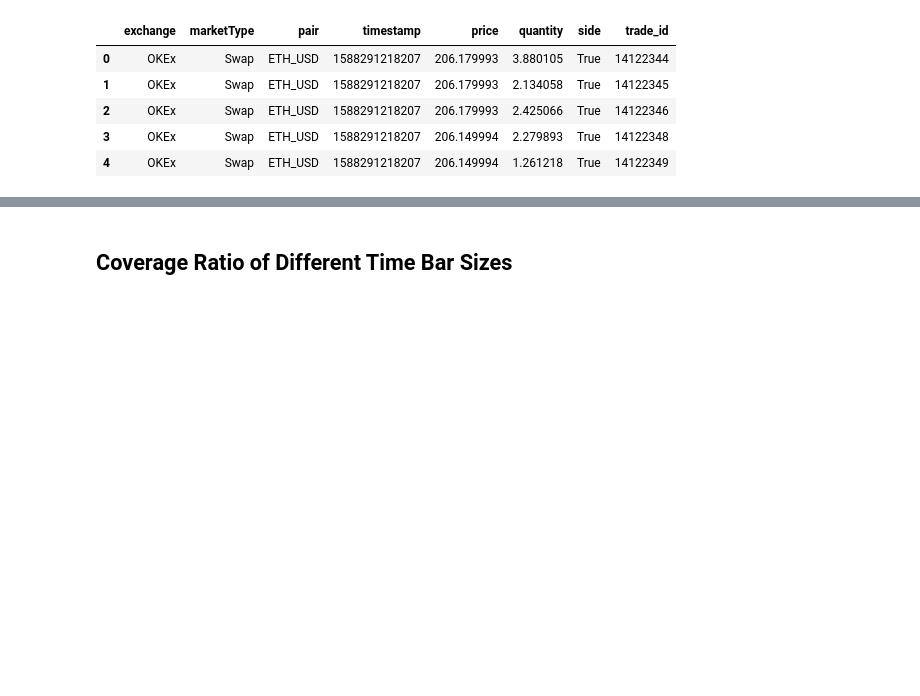
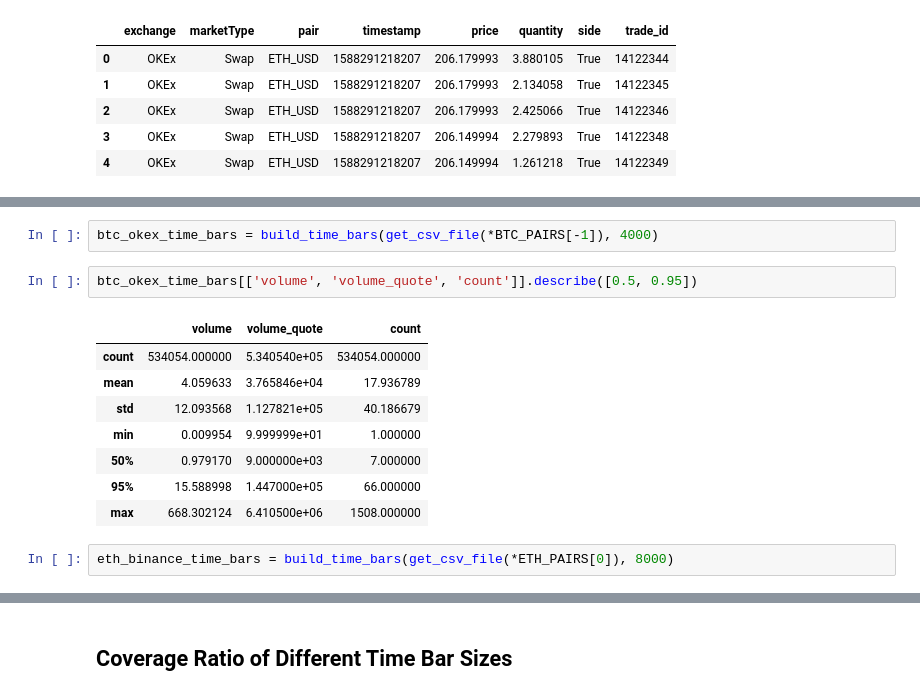
Before and after one commit to soulmachine/crypto-notebooks, a Jupyter notebook: analysis/time-bar-coverage-ratio.ipynb, the cells around one changed output, grey strips where cells are left out. Cells and saved outputs as stored; diff of their text form; blank space fills up the shorter version.

```diff
--- a/analysis/time-bar-coverage-ratio.ipynb
+++ b/analysis/time-bar-coverage-ratio.ipynb
@@ -76,0 +142,15 @@ read_csv(get_csv_file(*ETH_PAIRS[-1])).head()
+# %%
+btc_okex_time_bars = build_time_bars(get_csv_file(*BTC_PAIRS[-1]), 4000)
+# %%
+btc_okex_time_bars[['volume', 'volume_quote', 'count']].describe([0.5, 0.95])
+# %% [output]
+|  | volume | volume_quote | count |
+| count | 534054.000000 | 5.340540e+05 | 534054.000000 |
+| mean | 4.059633 | 3.765846e+04 | 17.936789 |
+| std | 12.093568 | 1.127821e+05 | 40.186679 |
+| min | 0.009954 | 9.999999e+01 | 1.000000 |
+| 50% | 0.979170 | 9.000000e+03 | 7.000000 |
+| 95% | 15.588998 | 1.447000e+05 | 66.000000 |
+| max | 668.302124 | 6.410500e+06 | 1508.000000 |
+# %%
+eth_binance_time_bars = build_time_bars(get_csv_file(*ETH_PAIRS[0]), 8000)
```
Also changed, not shown: parts of 11 cells of this notebook.
